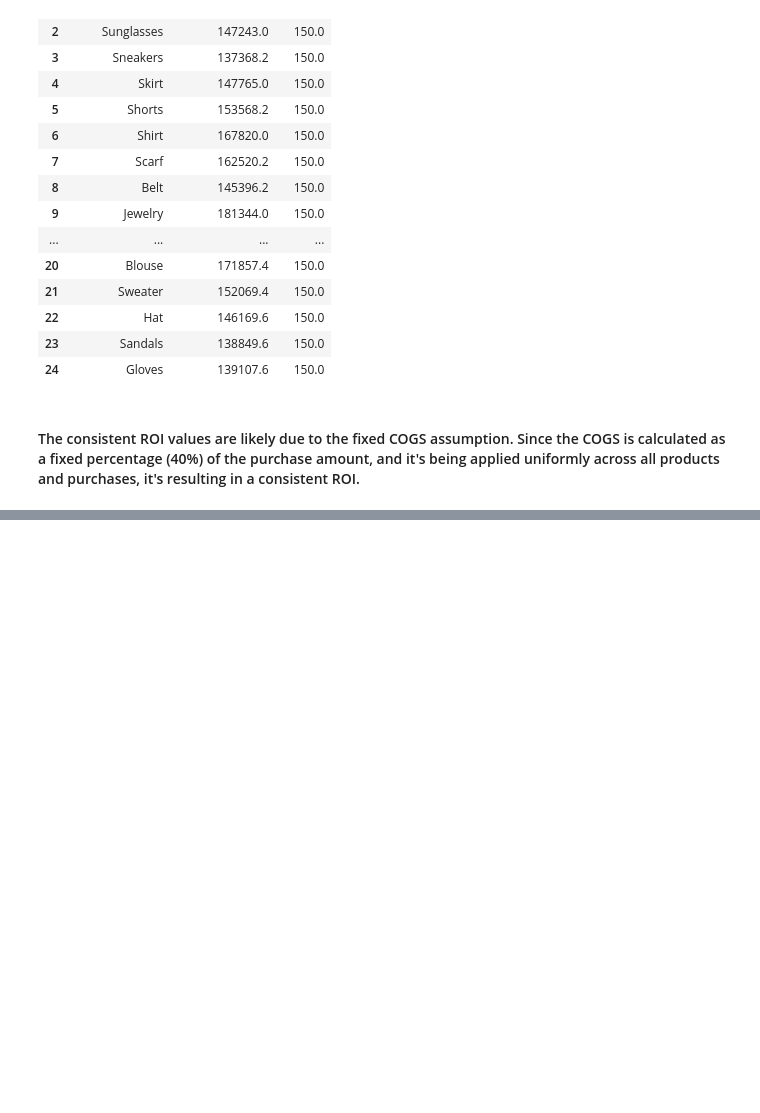
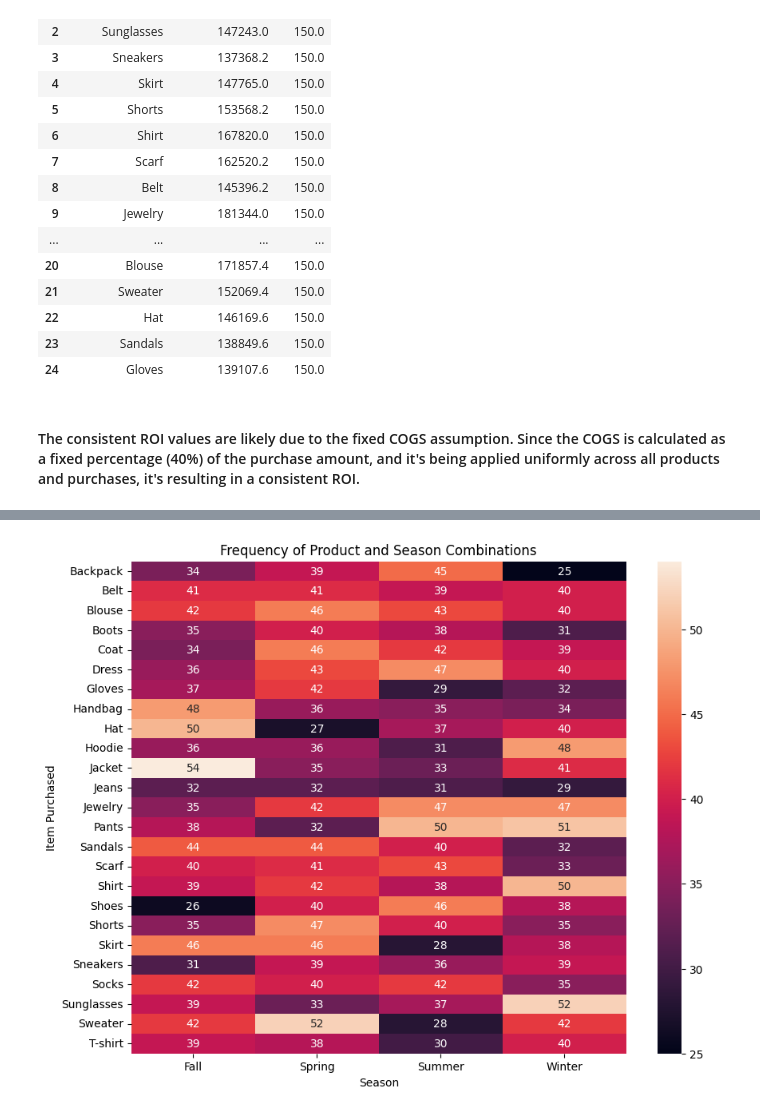
Before and after one commit to shoaiburrehman/data-expedition-movies, a Jupyter notebook: customer-shopping-trends-eda-on-progress.ipynb, the cells around one changed output, grey strips where cells are left out. Saved outputs shown, nothing was run; the diff lists cells and outputs as text; code cells hidden in the pictures; blank space fills up the shorter version.

```diff
--- a/customer-shopping-trends-eda-on-progress.ipynb
+++ b/customer-shopping-trends-eda-on-progress.ipynb
@@ -244,0 +310,20 @@ top_roi_items[['Item Purchased', 'Net Profit (USD)', 'ROI (%)']]
+# %%
+# key mapping for products and seasons
+item_mapping_df = df[['Item Purchased Encoded', 'Item Purchased']].drop_duplicates()
+item_mapping = dict(zip(item_mapping_df['Item Purchased Encoded'], item_mapping_df['Item Purchased']))
+season_mapping_df = df[['Season Encoded', 'Season']].drop_duplicates()
+season_mapping = dict(zip(season_mapping_df['Season Encoded'], season_mapping_df['Season']))
+# %%
+pivot_table = df.groupby(['Item Purchased Encoded', 'Season Encoded']).size().unstack(fill_value=0)
+
+pivot_table.index = pivot_table.index.map(item_mapping)
+pivot_table.columns = pivot_table.columns.map(season_mapping)
+
+plt.figure(figsize=(10, 8))
+sns.heatmap(pivot_table, annot=True, fmt='d')
+plt.title('Frequency of Product and Season Combinations')
+plt.xlabel('Season')
+plt.ylabel('Item Purchased')
+plt.show()
+# %% [output]
+[figure, added]
```
Also changed, not shown: parts of 9 cells of this notebook.
